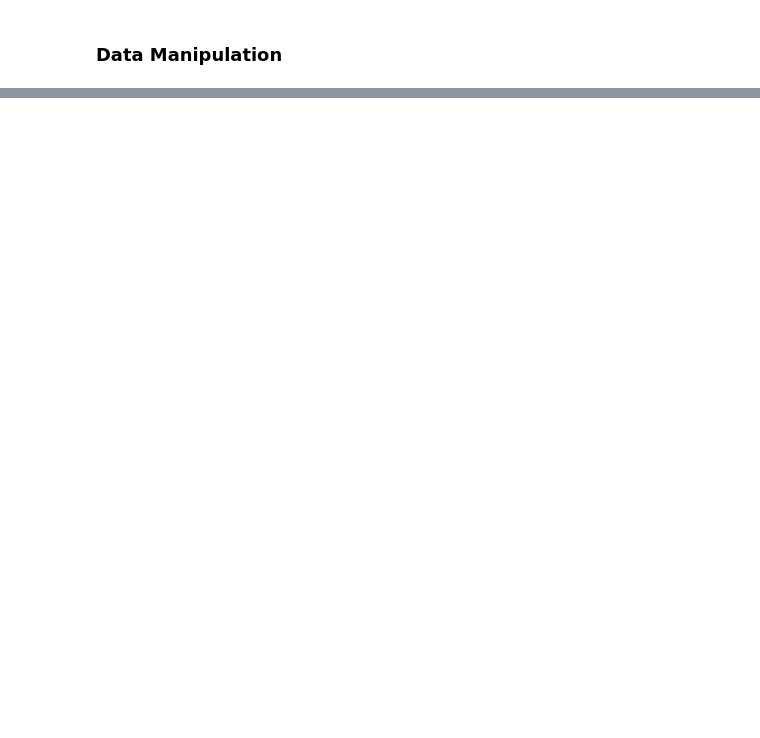
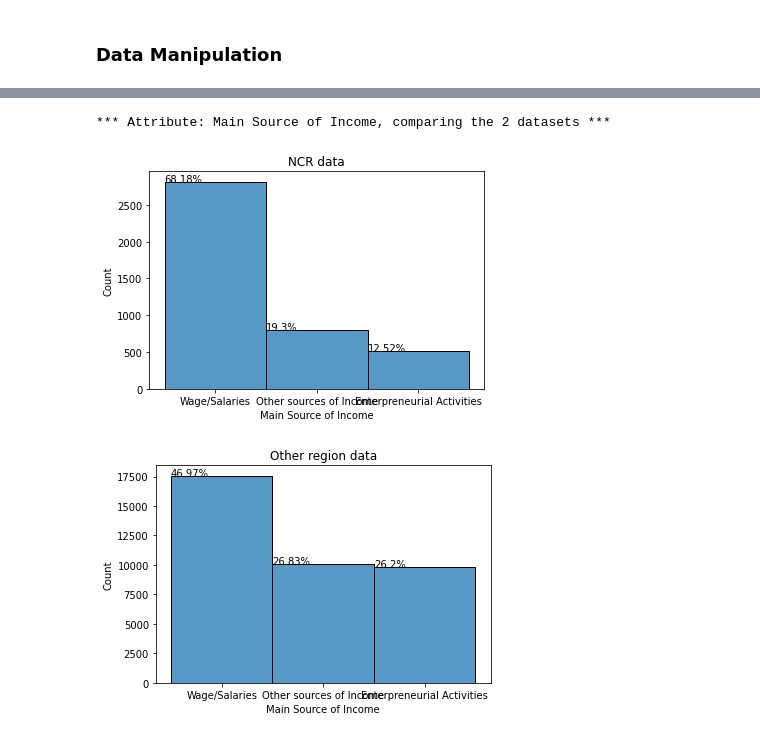
Before and after one commit to sconc/722DataMining, a Jupyter notebook: Iteration4.ipynb, the cells around one changed output, grey strips where cells are left out. Drawn from its saved outputs; the diff is of its cells as text; code cells hidden in the pictures; blank space fills up the shorter version.

```diff
--- a/Iteration4.ipynb
+++ b/Iteration4.ipynb
@@ -264,0 +319,8 @@ AttributeError: 'NoneType' object has no attribute 'set_option'
+# %%
+print("*** Attribute: Main Source of Income, comparing the 2 datasets ***")
+histBarWithPercentage(df1, "Main Source of Income", "NCR data")
+histBarWithPercentage(df2, "Main Source of Income", "Other region data")
+# %% [output]
+*** Attribute: Main Source of Income, comparing the 2 datasets ***
+[figure, added]
+[figure, added]
```
Also changed, not shown: parts of 31 cells of this notebook.
